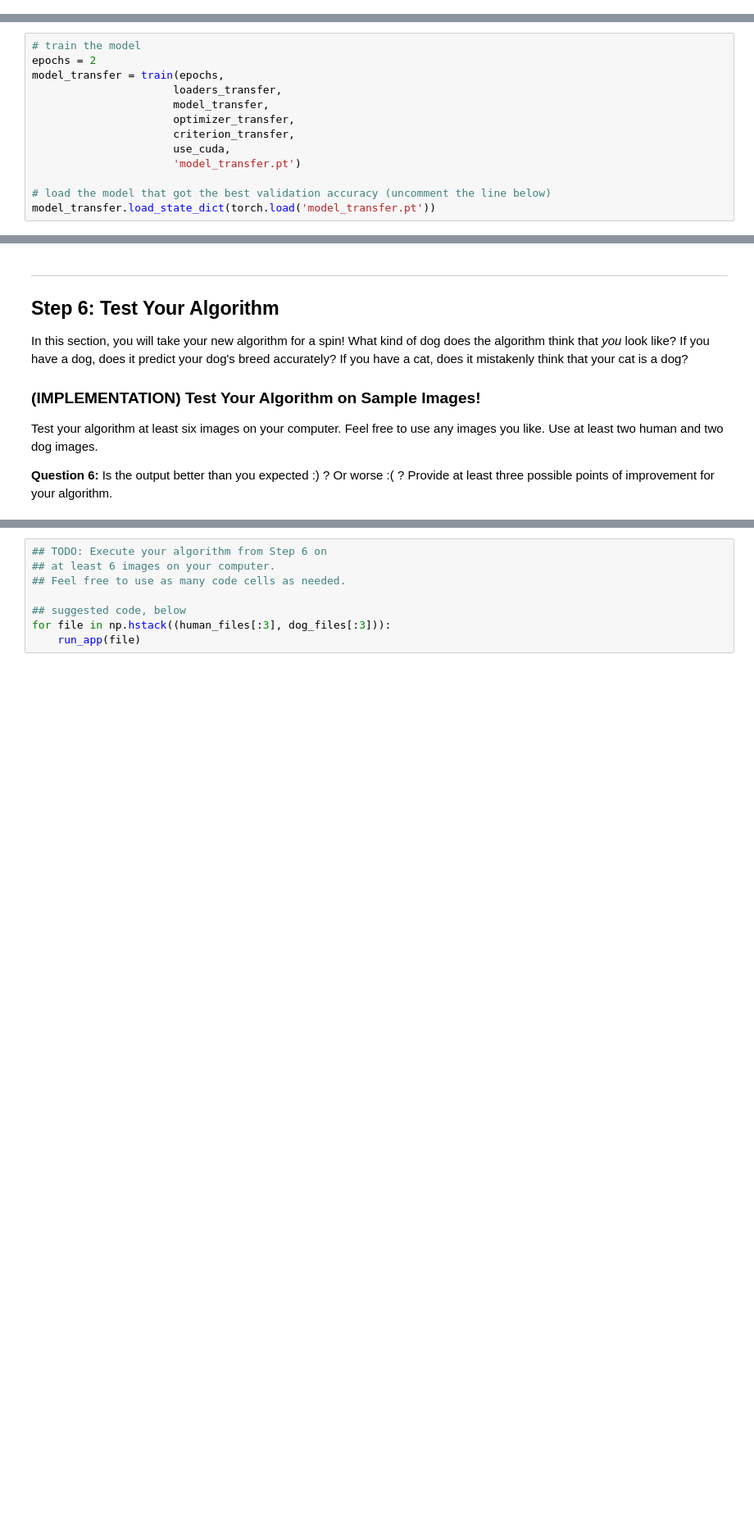
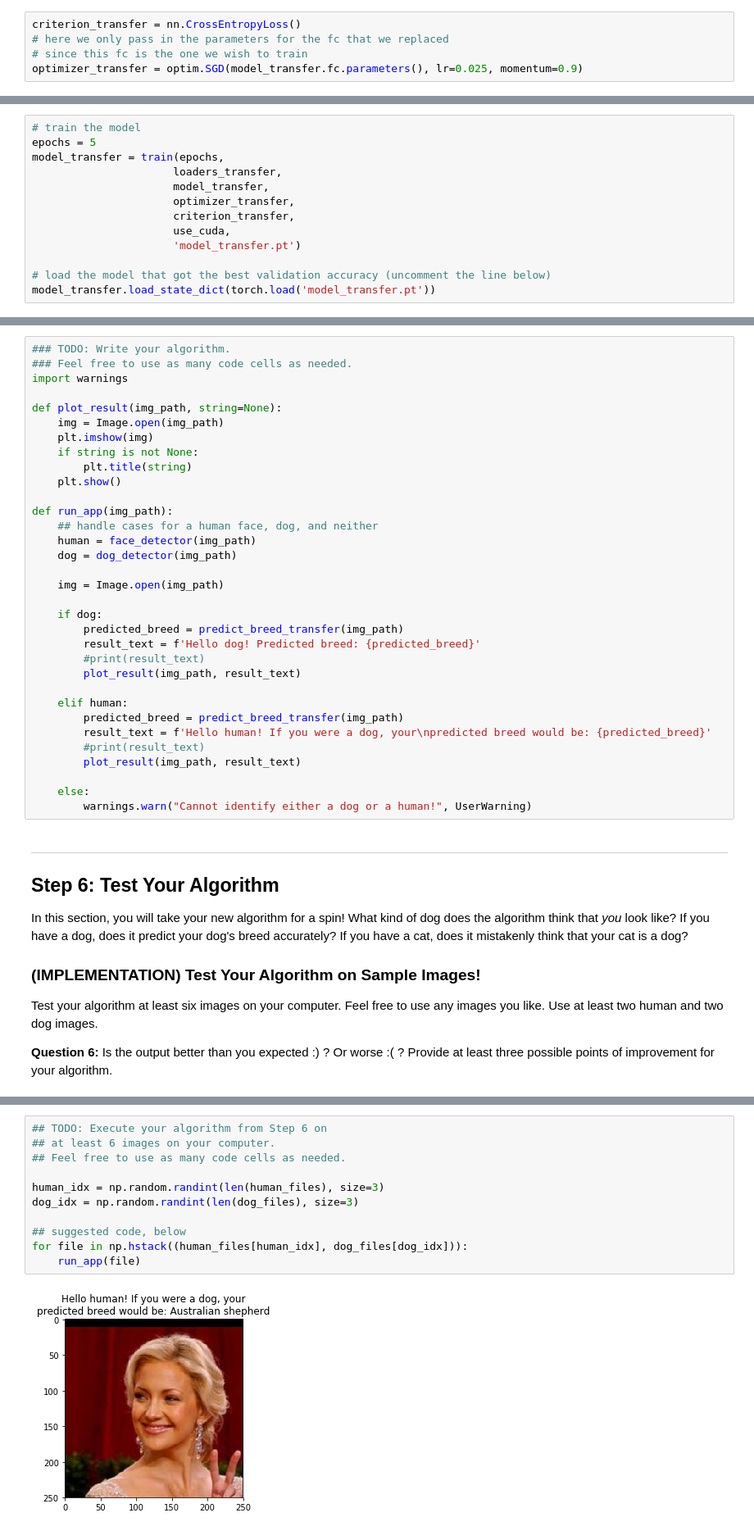
Before and after one commit to anthony-wang/deep-learning-v2-pytorch, a Jupyter notebook: project-dog-classification/dog_app_aw.ipynb, the cells around one changed output, grey strips where cells are left out. Shown at 82% size. Saved outputs shown, nothing was run; the diff lists cells and outputs as text; blank space fills up the shorter version.

```diff
--- a/project-dog-classification/dog_app_aw.ipynb
+++ b/project-dog-classification/dog_app_aw.ipynb
@@ -772,10 +794,15 @@ optimizer_transfer = optim.SGD(model_transfer.fc.parameters(), lr=0.01)
+# %%
+criterion_transfer = nn.CrossEntropyLoss()
+# here we only pass in the parameters for the fc that we replaced
+# since this fc is the one we wish to train
+optimizer_transfer = optim.SGD(model_transfer.fc.parameters(), lr=0.025, momentum=0.9)
 # %% [markdown]
 ### (IMPLEMENTATION) Train and Validate the Model
 
 Train and validate your model in the code cell below.  [Save the final model parameters](http://pytorch.org/docs/master/notes/serialization.html) at filepath `'model_transfer.pt'`.
 # %%
 # train the model
-epochs = 2
+epochs = 5
 model_transfer = train(epochs,
                       loaders_transfer,
                       model_transfer,
@@ -848,3 +899,36 @@ def run_app(img_path):
+# %%
+### TODO: Write your algorithm.
+### Feel free to use as many code cells as needed.
+import warnings
+
+def plot_result(img_path, string=None):
+    img = Image.open(img_path)
+    plt.imshow(img)
+    if string is not None:
+        plt.title(string)
+    plt.show()
+
+def run_app(img_path):
+    ## handle cases for a human face, dog, and neither
+    human = face_detector(img_path)
+    dog = dog_detector(img_path)
+
+    img = Image.open(img_path)
+
+    if dog:
+        predicted_breed = predict_breed_transfer(img_path)
+        result_text = f'Hello dog! Predicted breed: {predicted_breed}'
+        #print(result_text)
+        plot_result(img_path, result_text)
+
+    elif human:
+        predicted_breed = predict_breed_transfer(img_path)
+        result_text = f'Hello human! If you were a dog, your\npredicted breed would be: {predicted_breed}'
+        #print(result_text)
+        plot_result(img_path, result_text)
+
+    else:
+        warnings.warn("Cannot identify either a dog or a human!", UserWarning)
 # %% [markdown]
 ---
 <a id='step6'></a>
@@ -862,8 +955,13 @@ __Answer:__ (Three possible points for improvement)
 # %%
 ## TODO: Execute your algorithm from Step 6 on
 ## at least 6 images on your computer.
 ## Feel free to use as many code cells as needed.
 
+human_idx = np.random.randint(len(human_files), size=3)
+dog_idx = np.random.randint(len(dog_files), size=3)
+
 ## suggested code, below
-for file in np.hstack((human_files[:3], dog_files[:3])):
+for file in np.hstack((human_files[human_idx], dog_files[dog_idx])):
     run_app(file)
+# %% [output]
+[figure, added]
```
Also changed, not shown: parts of 26 cells of this notebook, 2 other files.
